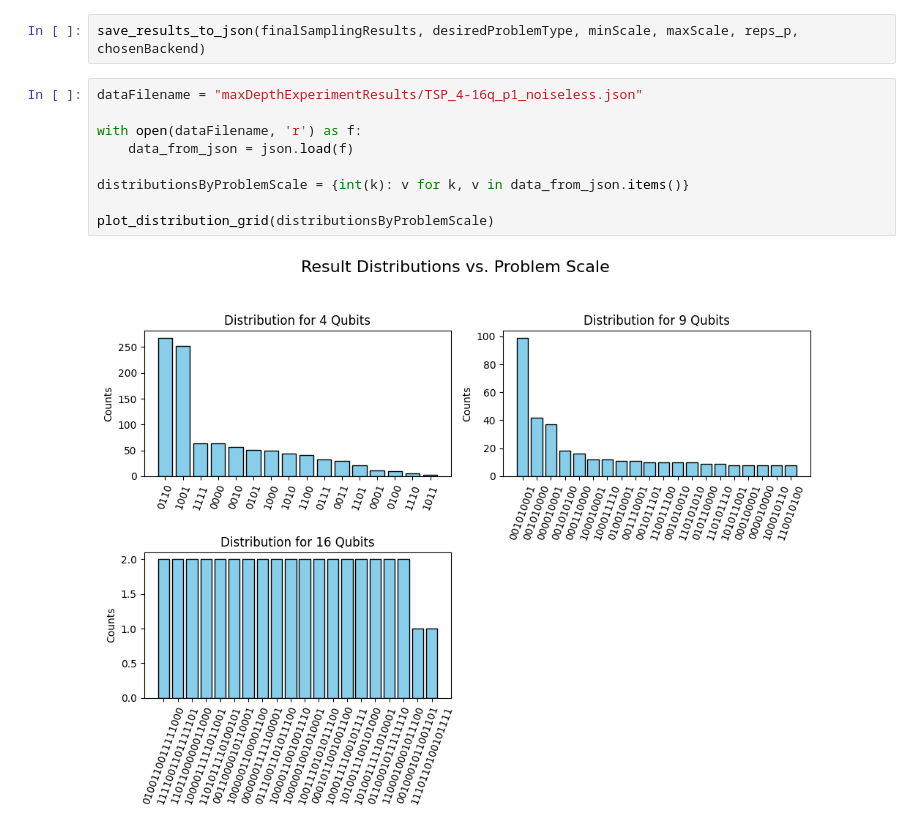
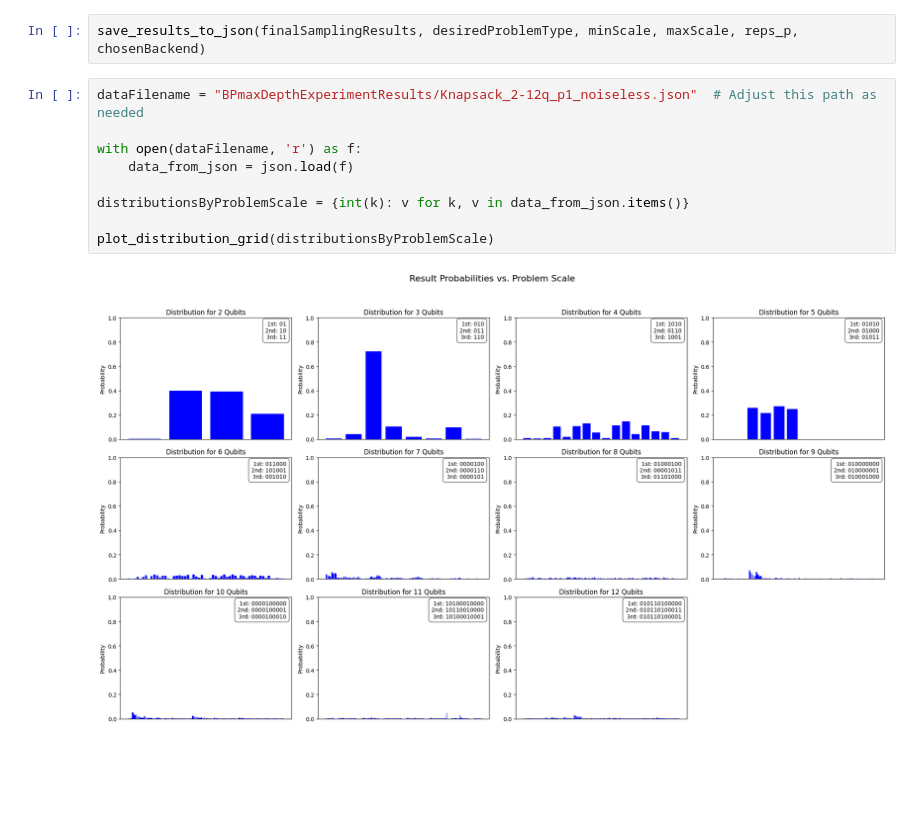
Before and after one commit to OliverSchiffmann/QAOAstudygit, a Jupyter notebook: maxDepthInvestigator.ipynb, the cells around one changed output. Drawn from its saved outputs; the diff is of its cells as text; blank space fills up the shorter version.

Commit message:
got almost all of the bluepebble achieved results for investigating noise at different rpoblem scales

```diff
--- a/maxDepthInvestigator.ipynb
+++ b/maxDepthInvestigator.ipynb
@@ -257,13 +373,13 @@ Running final sampling for 16 qubit TSP problem...
 # %%
 save_results_to_json(finalSamplingResults, desiredProblemType, minScale, maxScale, reps_p, chosenBackend)
 # %%
-dataFilename = "maxDepthExperimentResults/TSP_4-16q_p1_noiseless.json"
+dataFilename = "BPmaxDepthExperimentResults/Knapsack_2-12q_p1_noiseless.json"  # Adjust this path as needed
 
 with open(dataFilename, 'r') as f:
     data_from_json = json.load(f)
 
 distributionsByProblemScale = {int(k): v for k, v in data_from_json.items()}
 
 plot_distribution_grid(distributionsByProblemScale)
 # %% [output]
-[figure, old version]
+[figure, new version]
```
Also changed, not shown: parts of 7 cells of this notebook, 17 other files.
